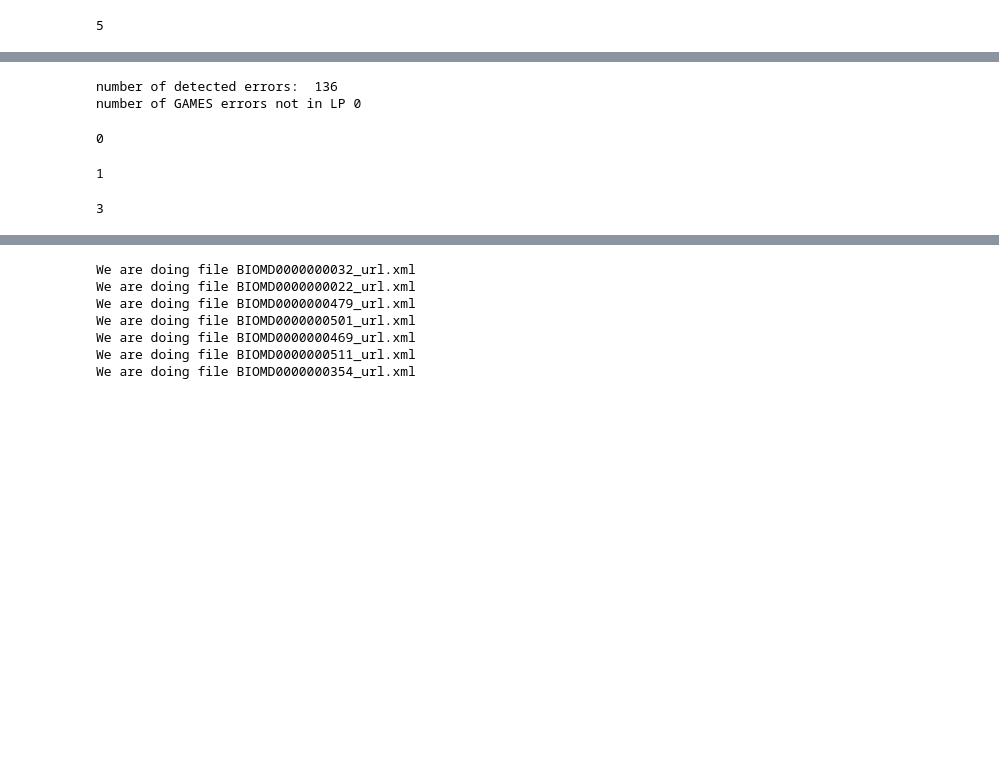
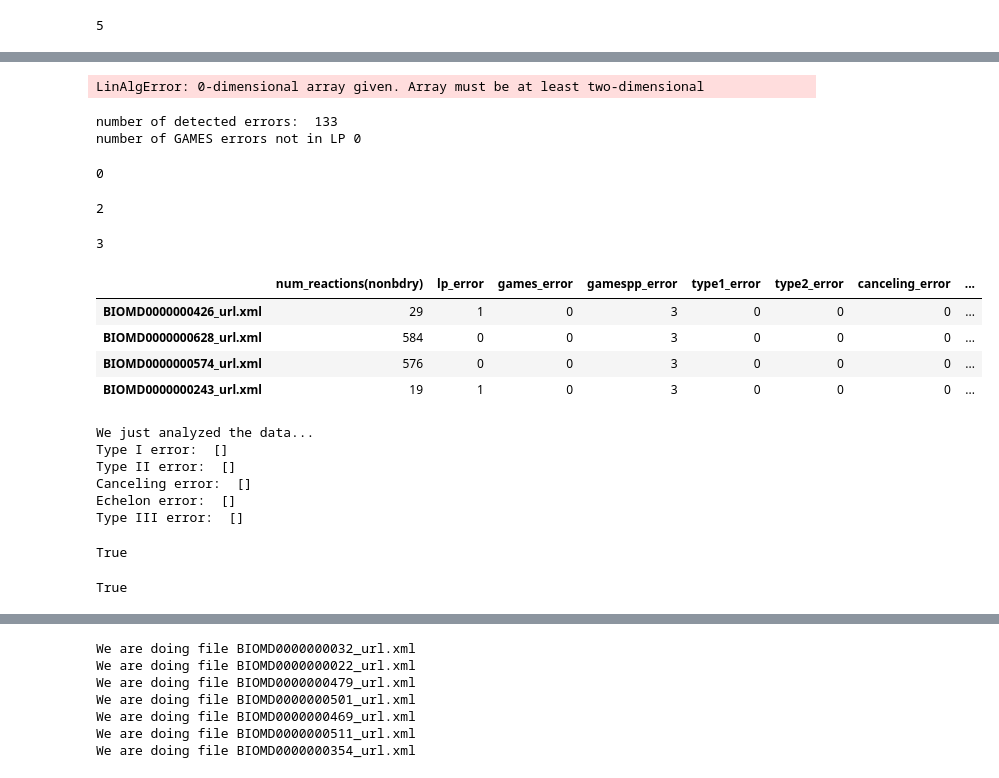
Before and after one commit to ModelEngineering/SBMLLint, a Jupyter notebook: notebook/run_statistics.ipynb, the cells around one changed output, grey strips where cells are left out. Cells and saved outputs as stored; diff of their text form; code cells hidden in the pictures; blank space fills up the shorter version.

```diff
--- a/notebook/run_statistics.ipynb
+++ b/notebook/run_statistics.ipynb
@@ -188,6 +266,9 @@ for file in files:
       res = m.analyze(simple_games=False, error_details=False)
       results.at[file, GAMESPP_ERROR] = int(res)
       if res:
+        condition_number = np.linalg.cond(m.lower)
+        if condition_number > 300:
+          print("*****The L matrix of the model %s has a condition number %f*****" % (file, condition_number))
         gr = GAMESReport(m)
         summary = m.error_summary
         if m.type_one_errors:
@@ -204,15 +285,21 @@ for file in files:
           report, error_num = gr.reportEchelonError(m.echelon_errors, explain_details=True)
           if report is False:
             results.at[file, GAMESPP_ERROR] = 2
+            print("Model %s has an inexplainable Echelon Error" % file)
+            print("As the lower matrix has a condition number %f" % condition_number)
+            print("Decide if the matrix is invertible")
         if m.type_three_errors:
           results.at[file, TYPEIII_ERROR] = len(m.type_three_errors)
           report, error_num = gr.reportTypeThreeError(m.type_three_errors, explain_details=True)
           if report is False:
             results.at[file, GAMESPP_ERROR] = 3
+            print("Model %s has an inexplainable Type III Error" % file)
+            print("As the lower matrix has a condition number %f" % condition_number)
+            print("Decide if the matrix is invertible")
   except:
     results.at[file, GAMES_ERROR] = -1
 gamespp_end = time.time()
 gamespp_time = gamespp_end - gamespp_start
-print("Analysis finished!")
+print("\nAnalysis finished!")
 print("GAMES++ time:", gamespp_time)
 # %% [output]
@@ -227,15 +323,19 @@ GAMES++ time: 216.17422366142273
+# %%
+print("Lower matrix has a condition number %f" % np.linalg.cond(m.lower))
+# %% [output]
+LinAlgError: 0-dimensional array given. Array must be at least two-dimensional
 # %%
 print("number of detected errors: ", len(results[results[GAMESPP_ERROR]==1]))
 print("number of GAMES errors not in LP", len(results[(results[GAMESPP_ERROR]==1) & (results[LP_ERROR]!=1)]))
 len(results[results[GAMESPP_ERROR]==-1])
 # %% [output]
-number of detected errors:  136
+number of detected errors:  133
 number of GAMES errors not in LP 0
 0
 # %%
 len(results[results[GAMESPP_ERROR]==2])
 # %% [output]
-1
+2
 # %%
 len(results[results[GAMESPP_ERROR]==3])
 # %% [output]
@@ -244,0 +343,27 @@ len(results[results[]])
+# %%
+results[results[GAMESPP_ERROR]==3]
+# %% [output]
+|  | num_reactions(nonbdry) | lp_error | games_error | gamespp_error | type1_error | type2_error | canceling_error | ... |
+| BIOMD0000000426_url.xml | 29 | 1 | 0 | 3 | 0 | 0 | 0 | ... |
+| BIOMD0000000628_url.xml | 584 | 0 | 0 | 3 | 0 | 0 | 0 | ... |
+| BIOMD0000000574_url.xml | 576 | 0 | 0 | 3 | 0 | 0 | 0 | ... |
+| BIOMD0000000243_url.xml | 19 | 1 | 0 | 3 | 0 | 0 | 0 | ... |
+# %%
+simple = load_file_from_games(478)
+m = GAMES_PP(simple)
+res = m.analyze(simple_games=False, error_details=True)
+# %% [output]
+We just analyzed the data...
+Type I error:  []
+Type II error:  []
+Canceling error:  []
+Echelon error:  []
+Type III error:  []
+# %%
+np.isfinite(np.linalg.cond(m.lower))
+# %% [output]
+True
+# %%
+np.linalg.det(m.lower) == 1.0
+# %% [output]
+True
```
Also changed, not shown: parts of 15 cells of this notebook, 6 other files.
